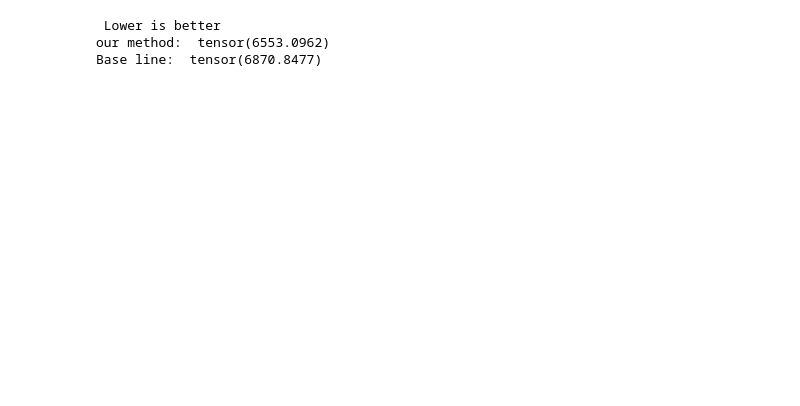
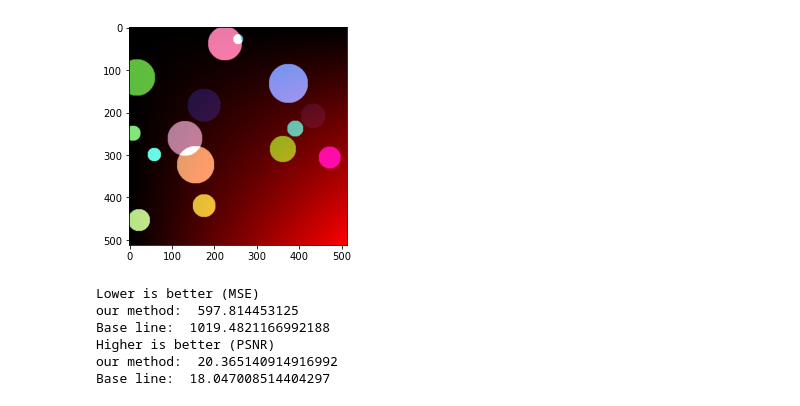
Before and after one commit to Alooi/focal_AI_stacking, a Jupyter notebook: Evaluation.ipynb, the cells around one changed output. Saved outputs shown, nothing was run; the diff lists cells and outputs as text; code cells hidden in the pictures; blank space fills up the shorter version.

Commit message:
completed mse, psnr calculations

```diff
--- a/Evaluation.ipynb
+++ b/Evaluation.ipynb
@@ -166,3 +151,15 @@ TypeError: Cannot handle this data type: (1, 1, 3), <f4
+# %%
+import numpy as np
+import os
+from PIL import Image
+
+img.save(f"output/synthesized{iter}gt.png", "PNG")
+
+plt.imshow(img)
+# plt.imsave(f'input/synthesized{iter}gt.png', img, format="png")
+plt.show()
+# %% [output]
+[figure, added]
 # %%
 import torch
 import torch.nn as nn
@@ -172,17 +169,27 @@ from torchvision.transforms import ToTensor
 criterion = nn.MSELoss()
 
 # create some dummy input and target images
-input1 = torchvision.io.read_image('output/synthesized0/FAIS_result.png')
-input2 = torchvision.io.read_image('output/synthesized0/resize_beseline_result.png')
-target = ToTensor()(img)
+input1 = torchvision.io.read_image(f'output/synthesized{iter}/FAIS_result.png')
+input2 = torchvision.io.read_image(f'output/synthesized{iter}/resize_beseline_result.png')
+target = torchvision.io.read_image(f'output/synthesized{iter}/synthesized{iter}gt.png')
 
+# print input and target types
+input1, input2, target = input1.float(), input2.float(), target.float()
 # compute the MSE loss
-loss1 = criterion(input1, target)
-loss2 = criterion(input2, target)
-print(" Lower is better")
-print("our method: ", loss1)
-print("Base line: ", loss2)
+mse1 = criterion(input1, target)
+psnr1 = 10 * np.log10(255**2 / mse1)
+mse2 = criterion(input2, target)
+psnr2 = 10 * np.log10(255**2 / mse2)
+print("Lower is better (MSE)")
+print("our method: ", mse1.item())
+print("Base line: ", mse2.item())
+print("Higher is better (PSNR)")
+print("our method: ", psnr1.item())
+print("Base line: ", psnr2.item())
 # %% [output]
- Lower is better
-our method:  tensor(6553.0962)
-Base line:  tensor(6870.8477)
+Lower is better (MSE)
+our method:  597.814453125
+Base line:  1019.4821166992188
+Higher is better (PSNR)
+our method:  20.365140914916992
+Base line:  18.047008514404297
```
Also changed, not shown: parts of 6 cells of this notebook, 41 other files.
